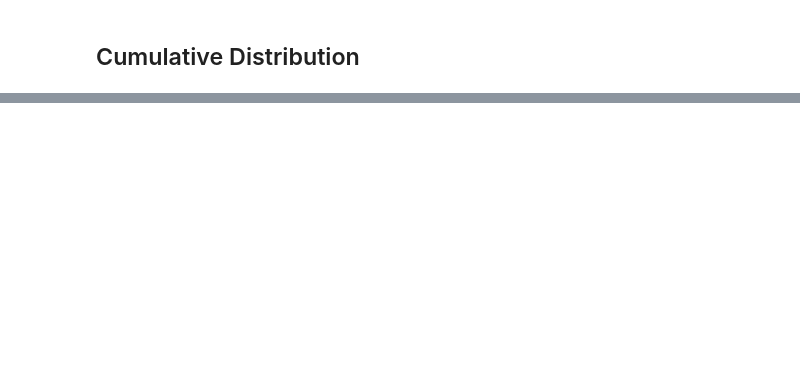
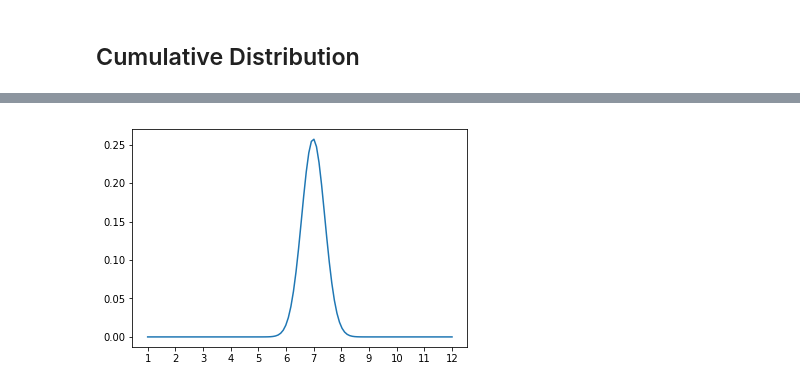
Before and after one commit to muatik/machine-learning-examples, a Jupyter notebook: gaussian.ipynb, the cells around one changed output, grey strips where cells are left out. Drawn from its saved outputs; the diff is of its cells as text; code cells hidden in the pictures; blank space fills up the shorter version.

```diff
--- a/gaussian.ipynb
+++ b/gaussian.ipynb
@@ -47,0 +74,5 @@ plt.show()
+# %%
+N = np.sum(list(data.values()))
+# %%
+m = sum(k*v for k, v in data.items()) / N
+m
@@ -47,0 +87,3 @@ plt.show()
+# %%
+variance = sum(np.power(k - m, 2) for k, v in data.items() for i in range(v)) / N
+variance
@@ -47,0 +102,11 @@ plt.show()
+# %%
+def calc_p(x, m, variance):
+    return 1/ np.sqrt(2*np.pi * np.sqrt(variance)) * np.exp(- np.power(x-m, 2) / 2*variance)
+# %%
+ps = dict((i, calc_p(i, m, variance)) for i in np.linspace(1, 12, 120))
+
+plt.plot(list(ps.keys()), list(ps.values()))
+plt.xticks(range(1, 13))
+plt.show()
+# %% [output]
+[figure, added]
```
Also changed, not shown: parts of 20 cells of this notebook, 6 other files.
